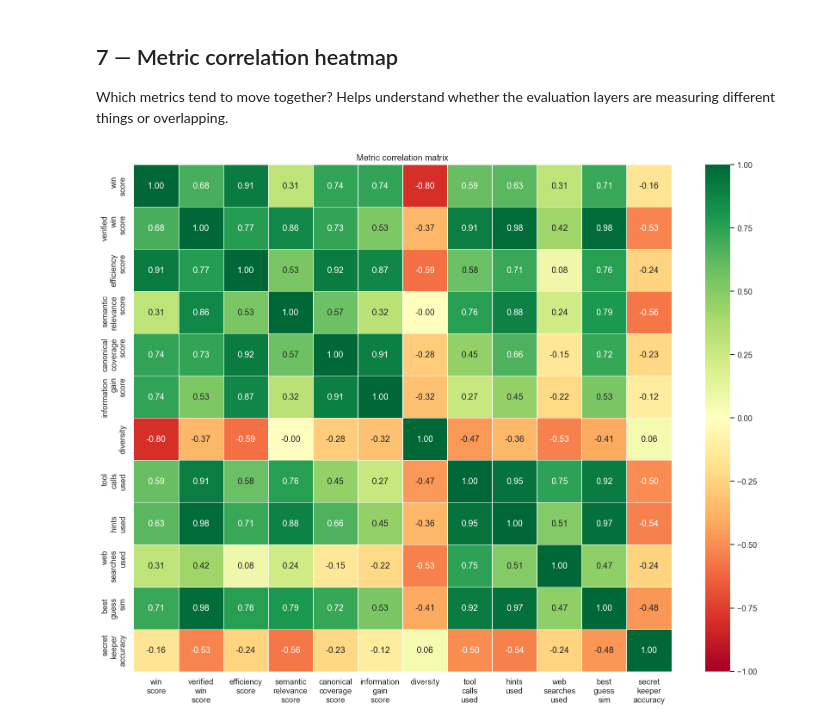
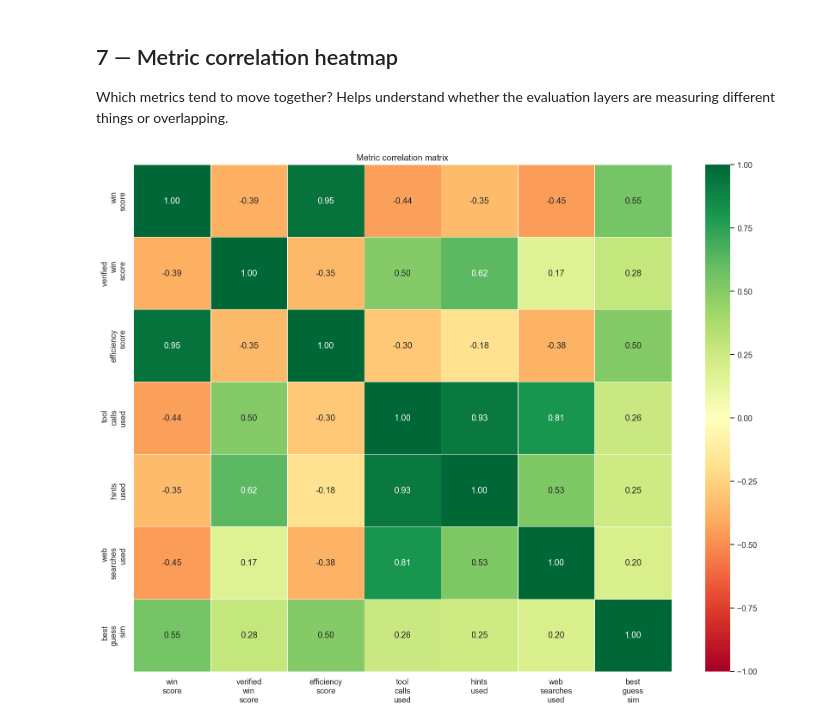
Before and after one commit to jakobahlberg/BA_project, a Jupyter notebook: postprocessing.ipynb, the cells around one changed output. Drawn from its saved outputs; the diff is of its cells as text; code cells hidden in the pictures.

```diff
--- a/postprocessing.ipynb
+++ b/postprocessing.ipynb
@@ -136,9 +222,7 @@ Compares all evaluation metrics side by side. Good for spotting whether a model
 # %%
 metrics = [
     "avg_win_score", "avg_verified_win_score", "avg_efficiency_score",
-    "avg_semantic_relevance_score", "avg_canonical_coverage_score",
-    "avg_information_gain_score", "avg_diversity",
-    "avg_best_guess_sim", "avg_secret_keeper_accuracy",
+    "avg_best_guess_sim",#"avg_tool_calls_used",
 ]
 # Only keep metrics that exist in this CSV (graceful for old data)
 metrics = [m for m in metrics if m in df.columns]
@@ -157,7 +241,6 @@ for i, (config, row) in enumerate(mean_df.iterrows()):
 
 ax.set_xticks(x)
 ax.set_xticklabels(labels, fontsize=8)
-ax.set_ylim(0, 1.1)
 ax.set_ylabel("Score")
 ax.set_title("Evaluation metrics by config")
 ax.legend(title="config", bbox_to_anchor=(1.01, 1), loc="upper left", fontsize=8)
@@ -288,34 +359,27 @@ Is the better-performing model worth the extra carbon cost? Points in the top-le
 for col in ["co2_per_game_g", "energy_per_game_wh"]:
     df[col] = pd.to_numeric(df[col], errors="coerce")
 
-scatter = df.groupby("config").agg(
-    win=("avg_win_score", "mean"),
+scatter = df.groupby("guesser_model").agg(
     verified_win=("avg_verified_win_score", "mean"),
     co2=("co2_per_game_g", "mean"),
 ).reset_index()
 
-scatter = scatter.dropna(subset=["co2", "win", "verified_win"])
+scatter = scatter.dropna(subset=["co2", "verified_win"])
 if scatter.empty:
-    print("No valid carbon values (co2 is NaN), skipping carbon scatter plots.")
+    print("No valid carbon values (co2 is NaN), skipping carbon scatter plot.")
 else:
-    fig, axes = plt.subplots(1, 2, figsize=(13, 5))
+    fig, ax = plt.subplots(figsize=(7, 5))
     colors = sns.color_palette("muted", len(scatter))
 
-    for ax, y_col, title in zip(
-        axes,
-        ["win", "verified_win"],
-        ["Win rate vs carbon cost", "Verified win rate vs carbon cost"],
-    ):
-        for i, row in scatter.iterrows():
-            ax.scatter(row["co2"], row[y_col], s=120, color=colors[i], zorder=3)
-            ax.annotate(row["config"], (row["co2"], row[y_col]),
-                        textcoords="offset points", xytext=(6, 4), fontsize=8)
-        ax.set_xlabel("CO2 per game (g)")
-        ax.set_ylabel(y_col.replace("_", " ").title())
-        ax.set_title(title)
-        ax.set_xlim(left=0)
-        ax.set_ylim(0, 1.05)
-        ax.axhline(0.5, color="grey", linestyle="--", linewidth=0.7, alpha=0.5)
+    for i, row in scatter.iterrows():
+        ax.scatter(row["co2"], row["verified_win"], s=120, color=colors[i], zorder=3)
+        ax.annotate(row["guesser_model"], (row["co2"], row["verified_win"]),
+                    textcoords="offset points", xytext=(6, 4), fontsize=8)
+
+    ax.set_xlabel("CO2 per game (g), averaged across keepers")
+    ax.set_ylabel("Verified win rate")
+    ax.set_title("Verified win rate vs carbon cost (per guesser)")
+    ax.set_xlim(left=0)
 
     plt.tight_layout()
     plt.show()
@@ -377,7 +437,6 @@ else:
     ax.set_xlabel("Mean CO₂ per game (g)  —  whole game, averaged over keepers + seeds")
     ax.set_ylabel("Verified win rate")
     ax.set_xlim(left=0)
-    ax.set_ylim(0, 1.0)
     ax.set_title("Per-guesser carbon cost vs win rate")
     ax.grid(True, linestyle=":", alpha=0.5)
     plt.tight_layout()
@@ -485,24 +552,22 @@ Which metrics tend to move together? Helps understand whether the evaluation lay
 # %%
 if len(df) < 3:
     print("Need at least 3 runs to compute meaningful correlations.")
 else:
     corr_cols = [
         "avg_win_score", "avg_verified_win_score", "avg_efficiency_score",
-        "avg_semantic_relevance_score", "avg_canonical_coverage_score",
-        "avg_information_gain_score", "avg_diversity",
         "avg_tool_calls_used", "avg_hints_used", "avg_web_searches_used",
-        "avg_best_guess_sim", "avg_secret_keeper_accuracy",
+        "avg_best_guess_sim",
     ]
     corr_cols = [c for c in corr_cols if c in df.columns]
     corr = df[corr_cols].corr()
     short = [c.replace("avg_", "").replace("_", "\n") for c in corr_cols]
 
     fig, ax = plt.subplots(figsize=(14, 11))
     sns.heatmap(corr, annot=True, fmt=".2f", cmap="RdYlGn", center=0,
                 xticklabels=short, yticklabels=short,
                 linewidths=0.5, ax=ax, vmin=-1, vmax=1)
     ax.set_title("Metric correlation matrix")
     plt.tight_layout()
     plt.show()
 # %% [output]
-[figure, old version]
+[figure, new version]
```
Also changed, not shown: parts of 26 cells of this notebook.
